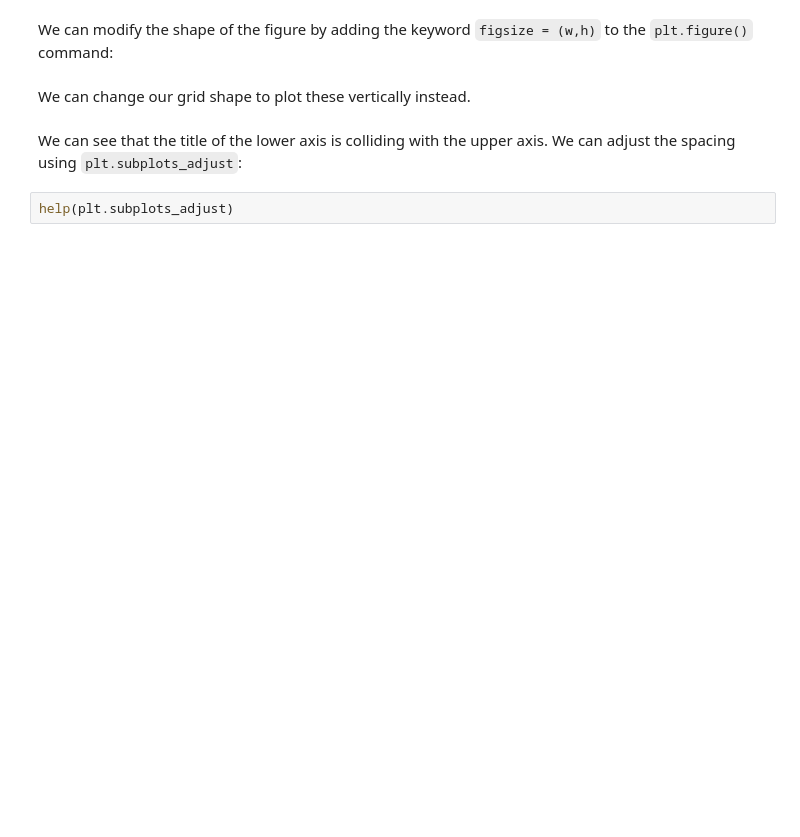
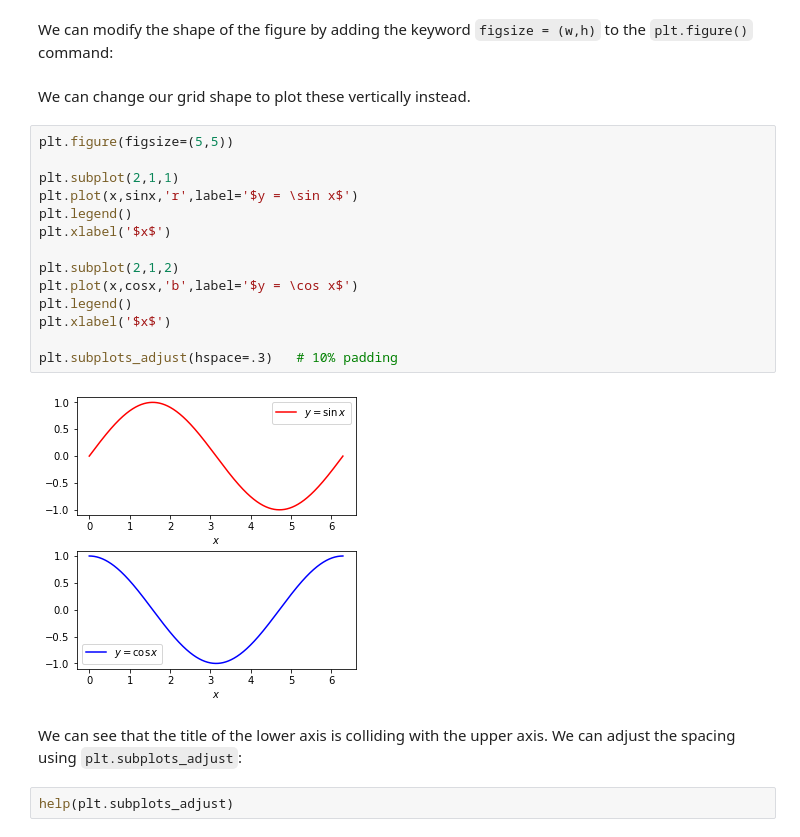
Before and after one commit to jllottes/jllottes.github.io, a Jupyter notebook: _static/weekly_notebooks/week05_notebook.ipynb, the cells around one changed output. Saved outputs shown, nothing was run; the diff lists cells and outputs as text; blank space fills up the shorter version.

```diff
--- a/_static/weekly_notebooks/week05_notebook.ipynb
+++ b/_static/weekly_notebooks/week05_notebook.ipynb
@@ -30,6 +85,22 @@ Let's plot $y = \sin x$ and $y \cos x$ as subplots that are side-by-side.
 We can modify the shape of the figure by adding the keyword `figsize = (w,h)` to the `plt.figure()` command:
 # %% [markdown]
 We can change our grid shape to plot these vertically instead.
+# %%
+plt.figure(figsize=(5,5))
+
+plt.subplot(2,1,1)
+plt.plot(x,sinx,'r',label='$y = \sin x$')
+plt.legend()
+plt.xlabel('$x$')
+
+plt.subplot(2,1,2)
+plt.plot(x,cosx,'b',label='$y = \cos x$')
+plt.legend()
+plt.xlabel('$x$')
+
+plt.subplots_adjust(hspace=.3)   # 10% padding
+# %% [output]
+[figure, added]
 # %% [markdown]
 We can see that the title of the lower axis is colliding with the upper axis.
 We can adjust the spacing using `plt.subplots_adjust`:
```
Also changed, not shown: parts of 13 cells of this notebook, 2 other files.
